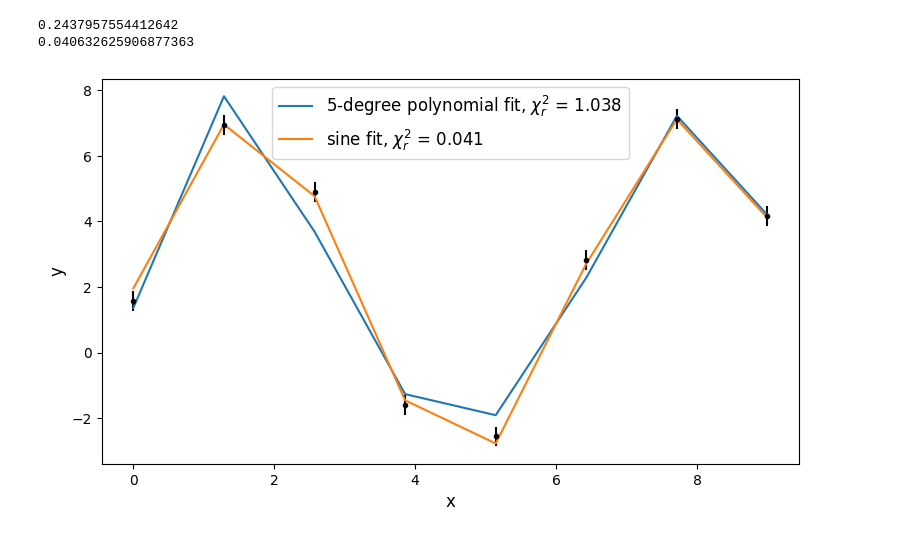
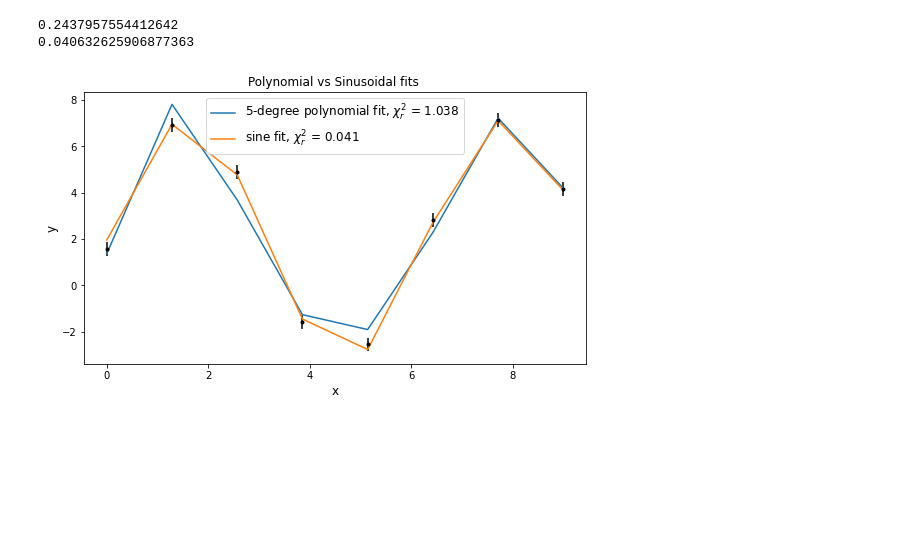
Before and after one commit to SushiSuperposition/ProfHurst_PHYS240_Sp23, a Jupyter notebook: Pruitt/HW7Pruitt.ipynb, the cells around one changed output. Cells and saved outputs as stored; diff of their text form; code cells hidden in the pictures; blank space fills up the shorter version.

```diff
--- a/Pruitt/HW7Pruitt.ipynb
+++ b/Pruitt/HW7Pruitt.ipynb
@@ -103,11 +86,12 @@ print(sineResult.redchi)
 # %%
 plt.figure(figsize = (9, 5))
 plt.errorbar(x, y, yerr = dy, fmt = 'k.')
 plt.plot(x, polyResult.best_fit, label = f'{len(c)}-degree polynomial fit, $\chi^2_r$ = {polyResult.redchi:.3f}')
 plt.plot(x, sineResult.best_fit, label = f'sine fit, $\chi^2_r$ = {sineResult.redchi:.3f}')
 plt.legend(loc = 'best', fontsize = 12)
+plt.title('Polynomial vs Sinusoidal fits ')
 plt.xlabel('x', fontsize = 12)
 plt.ylabel('y', fontsize = 12)
 plt.show()
 # %% [output]
-[figure, old version]
+[figure, new version]
```
Also changed, not shown: parts of 6 cells of this notebook.
